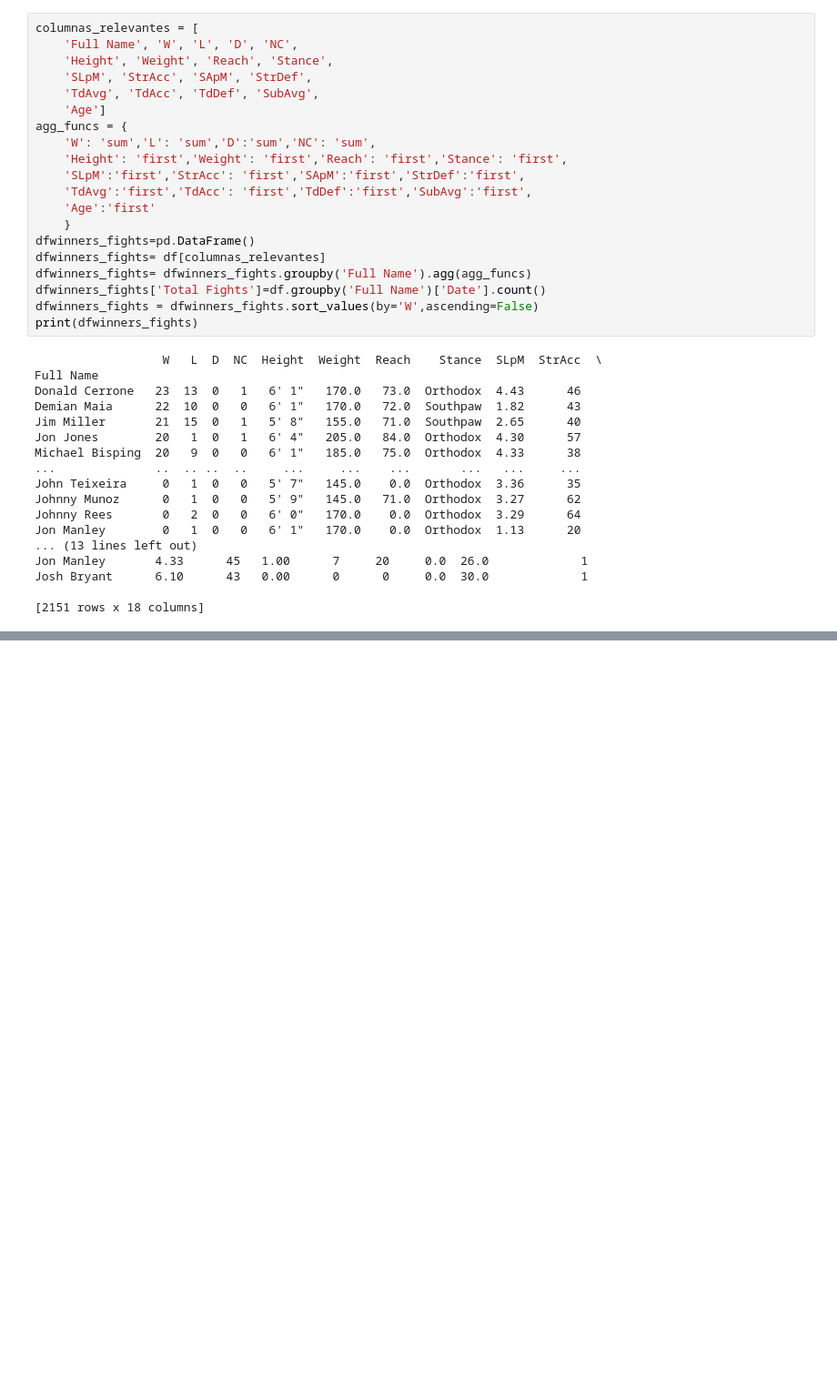
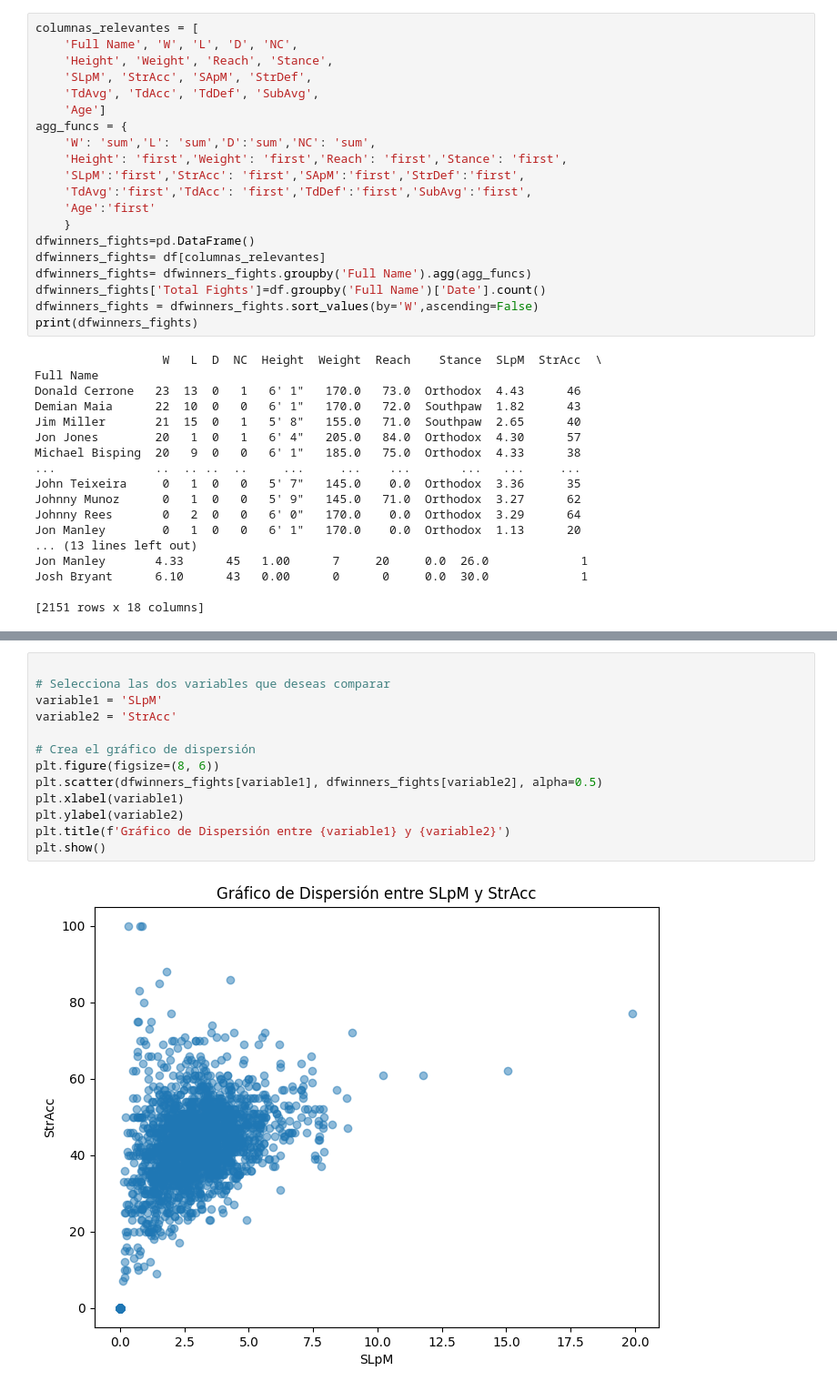
Before and after one commit to Alerragz/Data-Analysis, a Jupyter notebook: UFC/UFC.ipynb, the cells around one changed output, grey strips where cells are left out. Shown: that part at 91% size. Cells and saved outputs as stored; diff of their text form; blank space fills up the shorter version.

```diff
--- a/UFC/UFC.ipynb
+++ b/UFC/UFC.ipynb
@@ -182,0 +236,15 @@ fig.show()
+# %%
+
+# Selecciona las dos variables que deseas comparar
+variable1 = 'SLpM'
+variable2 = 'StrAcc'
+
+# Crea el gráfico de dispersión
+plt.figure(figsize=(8, 6))
+plt.scatter(dfwinners_fights[variable1], dfwinners_fights[variable2], alpha=0.5)
+plt.xlabel(variable1)
+plt.ylabel(variable2)
+plt.title(f'Gráfico de Dispersión entre {variable1} y {variable2}')
+plt.show()
+# %% [output]
+[figure, added]
```
Also changed, not shown: parts of 9 cells of this notebook.
